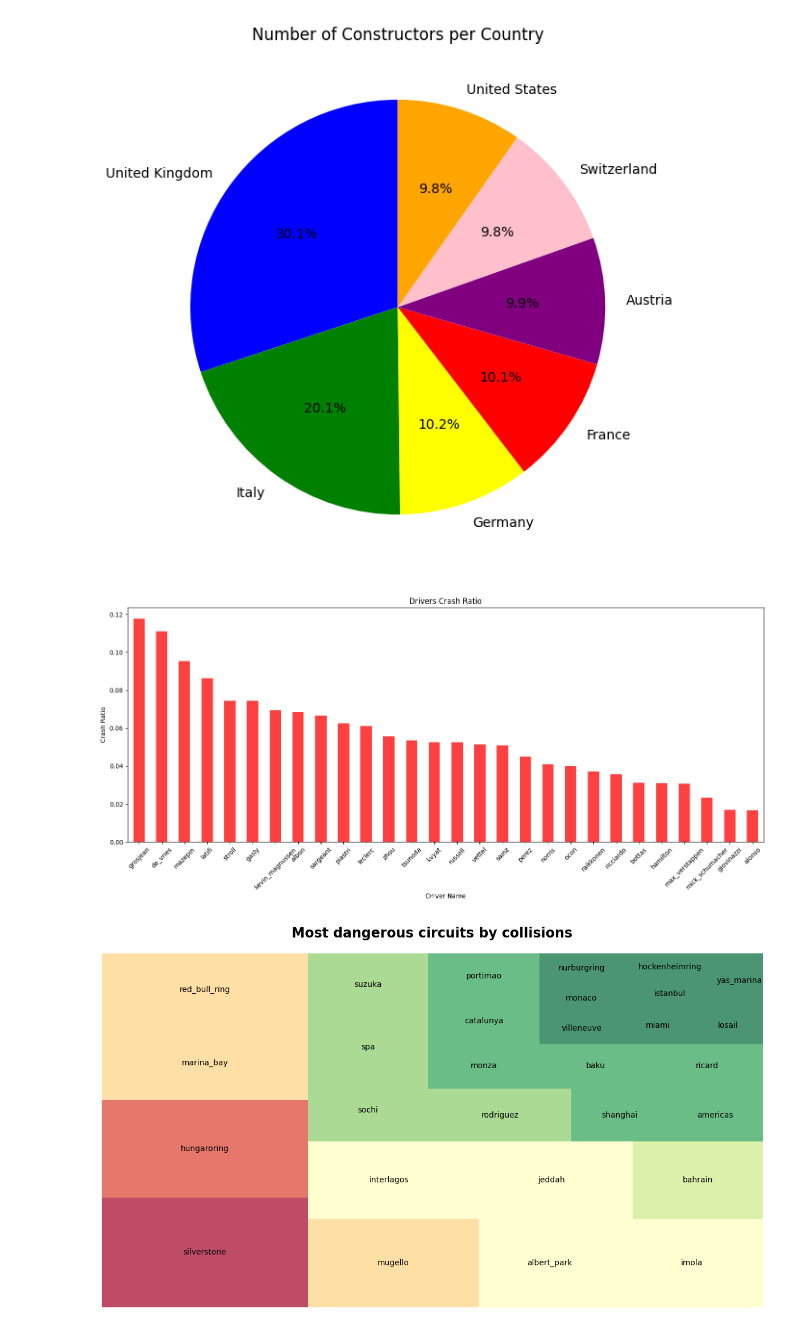
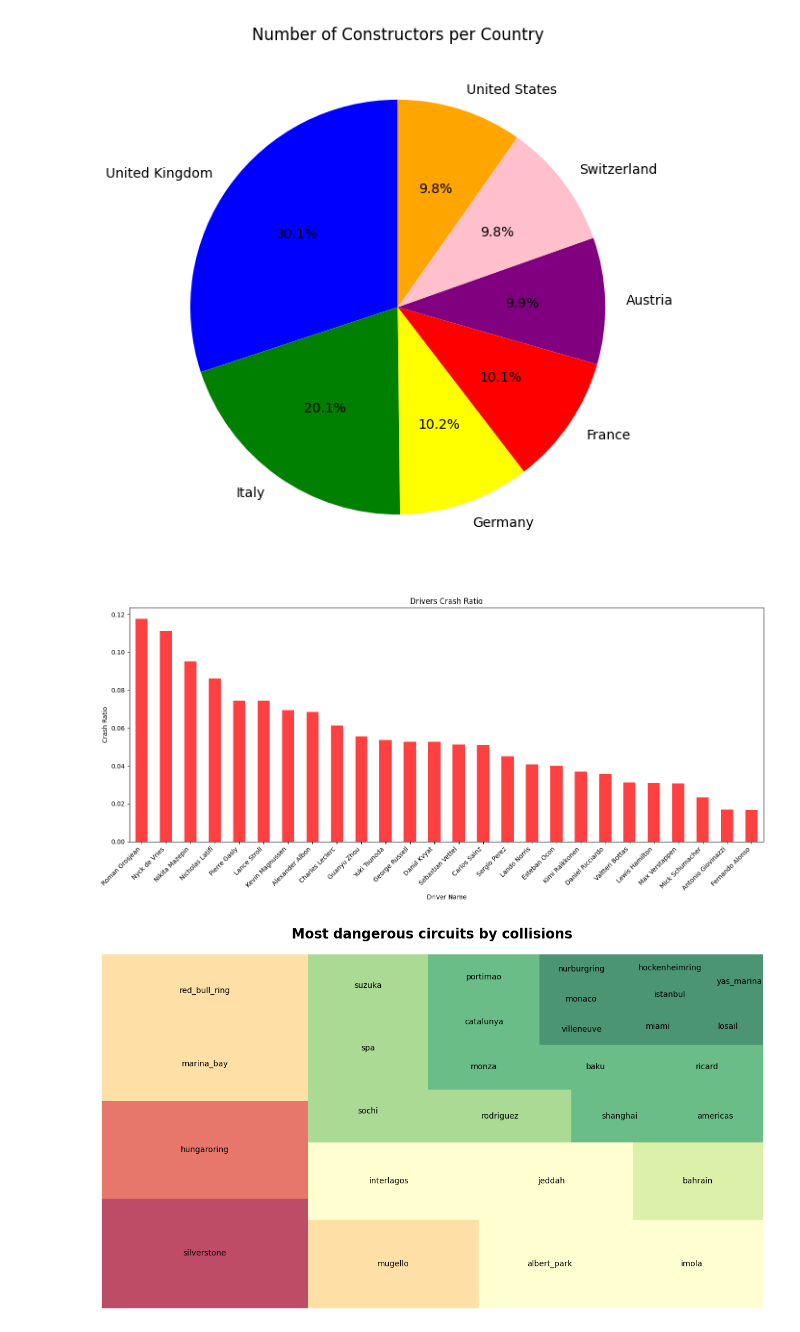
Before and after one commit to MauriceChiu7/573-f1, a Jupyter notebook: aggarwn_exploratoryDataAnalysis.ipynb, the cells around one changed output. Saved outputs shown, nothing was run; the diff lists cells and outputs as text; code cells hidden in the pictures.

```diff
--- a/aggarwn_exploratoryDataAnalysis.ipynb
+++ b/aggarwn_exploratoryDataAnalysis.ipynb
@@ -29,23 +29,23 @@ plt.show()
 [figure]
 # %%
 collision_data = df[df['status'].str.contains('collision', case=False, na=False)]
-total_races = df['driver'].value_counts()
-total_collisions = collision_data['driver'].value_counts()
+total_races = df['driver_name'].value_counts()
+total_collisions = collision_data['driver_name'].value_counts()
 
 crash_ratio = total_collisions / total_races
 crash_ratio = crash_ratio.dropna()
 crash_ratio = crash_ratio.sort_values(ascending=False)
 
 plt.figure(figsize=(15,7))
 crash_ratio.plot(kind='bar', color='red', alpha=0.75)
 plt.title('Drivers Crash Ratio')
 plt.xlabel('Driver Name')
 plt.ylabel('Crash Ratio')
-plt.xticks(rotation=45)
+plt.xticks(rotation=45, ha='right')
 plt.tight_layout()
 plt.show()
 # %% [output]
-[figure, old version]
+[figure, new version]
 # %%
 import squarify
 
```
Also changed, not shown: parts of 1 cell of this notebook.
